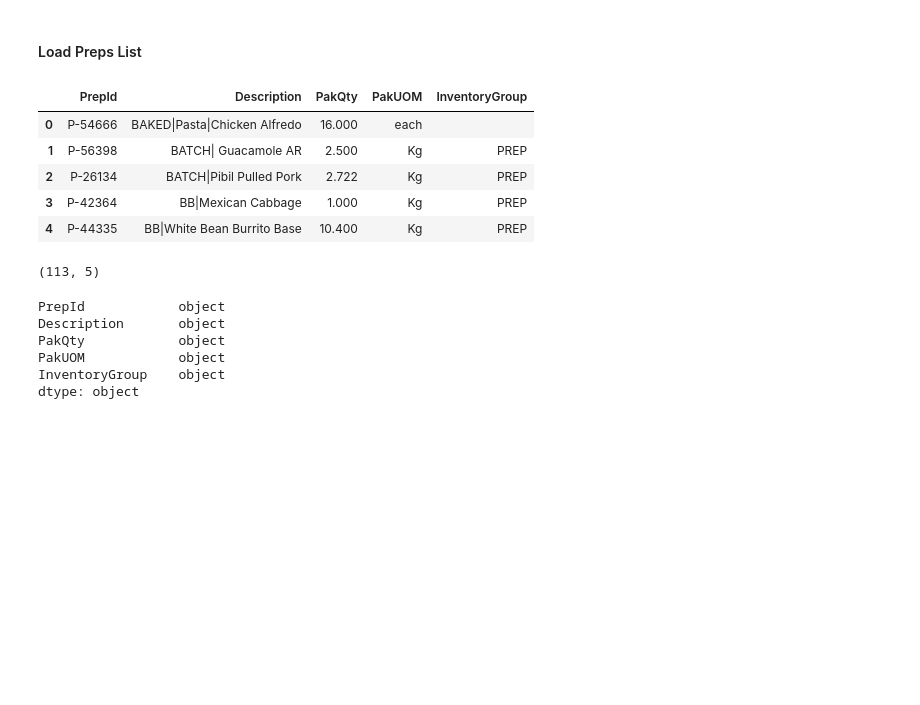
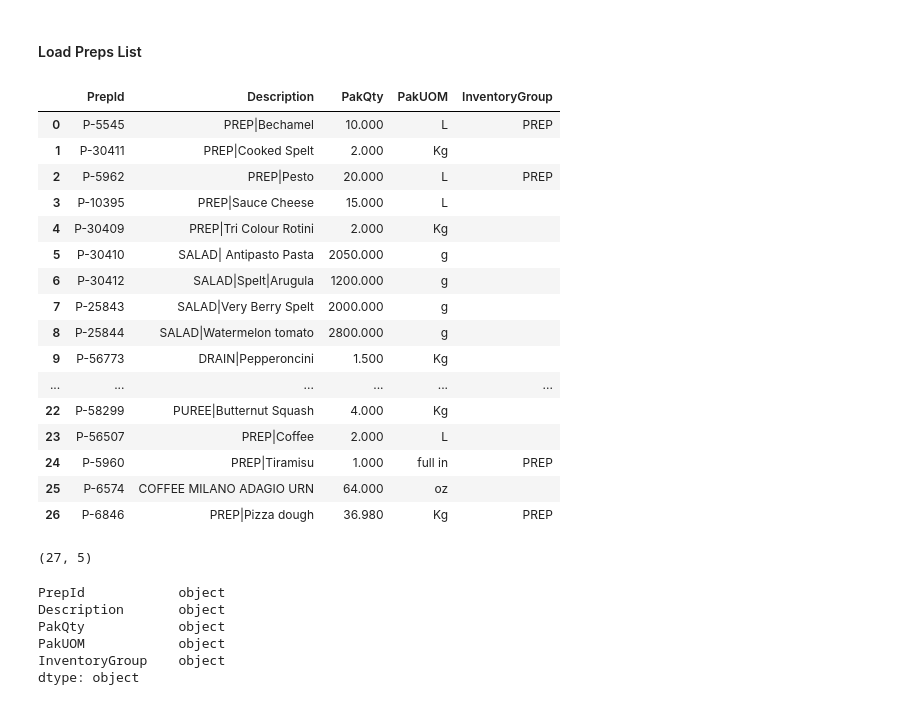
Before and after one commit to silviaaaaaaa/cffs-label, a Jupyter notebook: data analysis/ingre_analysis.ipynb, the cells around one changed output. Cells and saved outputs as stored; diff of their text form; code cells hidden in the pictures; blank space fills up the shorter version.

Commit message:
Updated database: full Mercante recipes

```diff
--- a/data analysis/ingre_analysis.ipynb
+++ b/data analysis/ingre_analysis.ipynb
@@ -78,8 +87,10 @@ PakUOM = []
 InventoryGroup = []
 
 for filepath in filepath_list:
-    xtree = et.parse(filepath + '/items.xml')
-    xroot = xtree.getroot()
+    path = filepath + '/items.xml'
+    if os.path.isfile(path):
+        xtree = et.parse(path)
+        xroot = xtree.getroot()
     for item in xtree.iterfind('Item'):
         ItemId.append(item.attrib['id'])
         Description.append(item.findtext('Description'))
@@ -133,8 +155,10 @@ Recipe = []
 Uom = []
 
 for filepath in filepath_list:
-    xtree = et.parse(filepath + '/Ingredients.xml')
-    xroot = xtree.getroot()
+    path = filepath + '/Ingredients.xml'
+    if os.path.isfile(path):
+        xtree = et.parse(path)
+        xroot = xtree.getroot()
     for x in xtree.iterfind('Ingredient'):
         IngredientId.append(x.attrib['ingredient'])
         Conversion.append(x.attrib['conversion'])
@@ -183,8 +218,10 @@ PakUOM = []
 InventoryGroup = []
 
 for filepath in filepath_list:
-    xtree = et.parse(filepath + '/Preps.xml')
-    xroot = xtree.getroot()
+    path = filepath + '/Preps.xml'
+    if os.path.isfile(path):
+        xtree = et.parse(path)
+        xroot = xtree.getroot()
     for x in xtree.iterfind('Prep'):
         PrepId.append(x.attrib['id'])
         Description.append(x.findtext('Description'))
@@ -197,18 +234,29 @@ Preps = pd.DataFrame({'PrepId': PrepId, 'Description': Description,
 
 Preps.reset_index(drop=True, inplace=True)
 # %%
-Preps.head()
+Preps
 # %% [output]
 |  | PrepId | Description | PakQty | PakUOM | InventoryGroup |
-| 0 | P-54666 | BAKED|Pasta|Chicken Alfredo | 16.000 | each |  |
-| 1 | P-56398 | BATCH| Guacamole AR | 2.500 | Kg | PREP |
-| 2 | P-26134 | BATCH|Pibil Pulled Pork | 2.722 | Kg | PREP |
-| 3 | P-42364 | BB|Mexican Cabbage | 1.000 | Kg | PREP |
-| 4 | P-44335 | BB|White Bean Burrito Base | 10.400 | Kg | PREP |
+| 0 | P-5545 | PREP|Bechamel | 10.000 | L | PREP |
+| 1 | P-30411 | PREP|Cooked Spelt | 2.000 | Kg |  |
+| 2 | P-5962 | PREP|Pesto | 20.000 | L | PREP |
+| 3 | P-10395 | PREP|Sauce Cheese | 15.000 | L |  |
+| 4 | P-30409 | PREP|Tri Colour Rotini | 2.000 | Kg |  |
+| 5 | P-30410 | SALAD| Antipasto Pasta | 2050.000 | g |  |
+| 6 | P-30412 | SALAD|Spelt|Arugula | 1200.000 | g |  |
+| 7 | P-25843 | SALAD|Very Berry Spelt | 2000.000 | g |  |
+| 8 | P-25844 | SALAD|Watermelon tomato | 2800.000 | g |  |
+| 9 | P-56773 | DRAIN|Pepperoncini | 1.500 | Kg |  |
+| ... | ... | ... | ... | ... | ... |
+| 22 | P-58299 | PUREE|Butternut Squash | 4.000 | Kg |  |
+| 23 | P-56507 | PREP|Coffee | 2.000 | L |  |
+| 24 | P-5960 | PREP|Tiramisu | 1.000 | full in | PREP |
+| 25 | P-6574 | COFFEE MILANO ADAGIO URN | 64.000 | oz |  |
+| 26 | P-6846 | PREP|Pizza dough | 36.980 | Kg | PREP |
 # %%
 Preps.shape
 # %% [output]
-(113, 5)
+(27, 5)
 # %%
 Preps.dtypes
 # %% [output]
```
Also changed, not shown: parts of 33 cells of this notebook, 16 other files.
